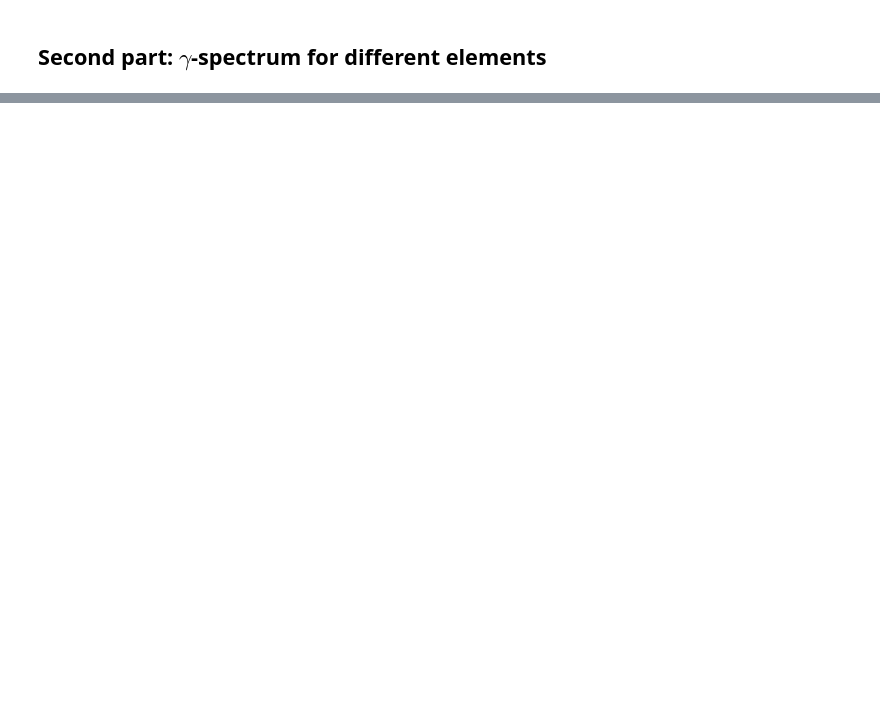
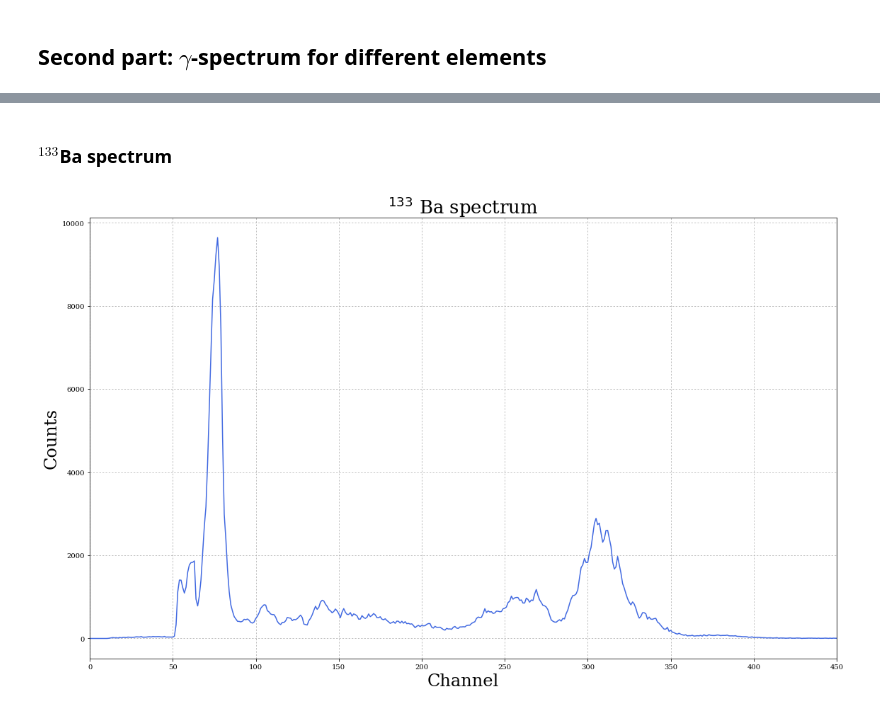
Before and after one commit to mathieukaltschmidt/FP-physics-lab-course, a Jupyter notebook: F82 Coincidence Spektrometer/Python/F82.ipynb, the cells around one changed output, grey strips where cells are left out. Cells and saved outputs as stored; diff of their text form; code cells hidden in the pictures; blank space fills up the shorter version.

```diff
--- a/F82 Coincidence Spektrometer/Python/F82.ipynb
+++ b/F82 Coincidence Spektrometer/Python/F82.ipynb
@@ -18,0 +69,18 @@ plt.rcParams['errorbar.capsize']=2
+# %% [markdown]
+### $^{133}$Ba spectrum
+# %%
+ba_counts  = np.loadtxt(r'DATA/Gamma-spectra/Ba133.txt', unpack=True)
+
+#Plotting the result
+plt.plot(channels, ba_counts, color = 'royalblue')
+plt.title('$^{133}$ Ba spectrum', size = 26)
+plt.xlabel('Channel', size = 24)
+plt.ylabel('Counts', size = 24)
+plt.xlim(0,450)
+plt.grid(ls='dotted')
+
+#Saving the result
+plt.tight_layout()
+plt.savefig('Plots/Ba133.pdf')
+# %% [output]
+[figure, added]
```
Also changed, not shown: parts of 32 cells of this notebook, 27 other files.
